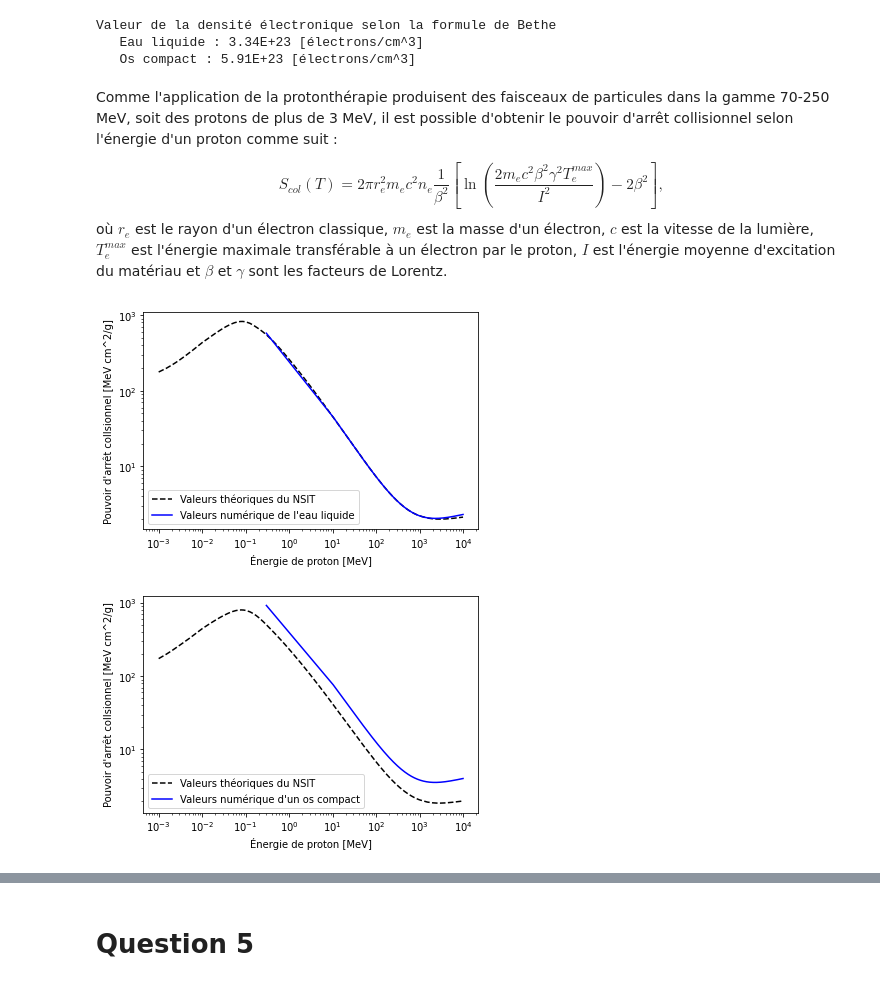
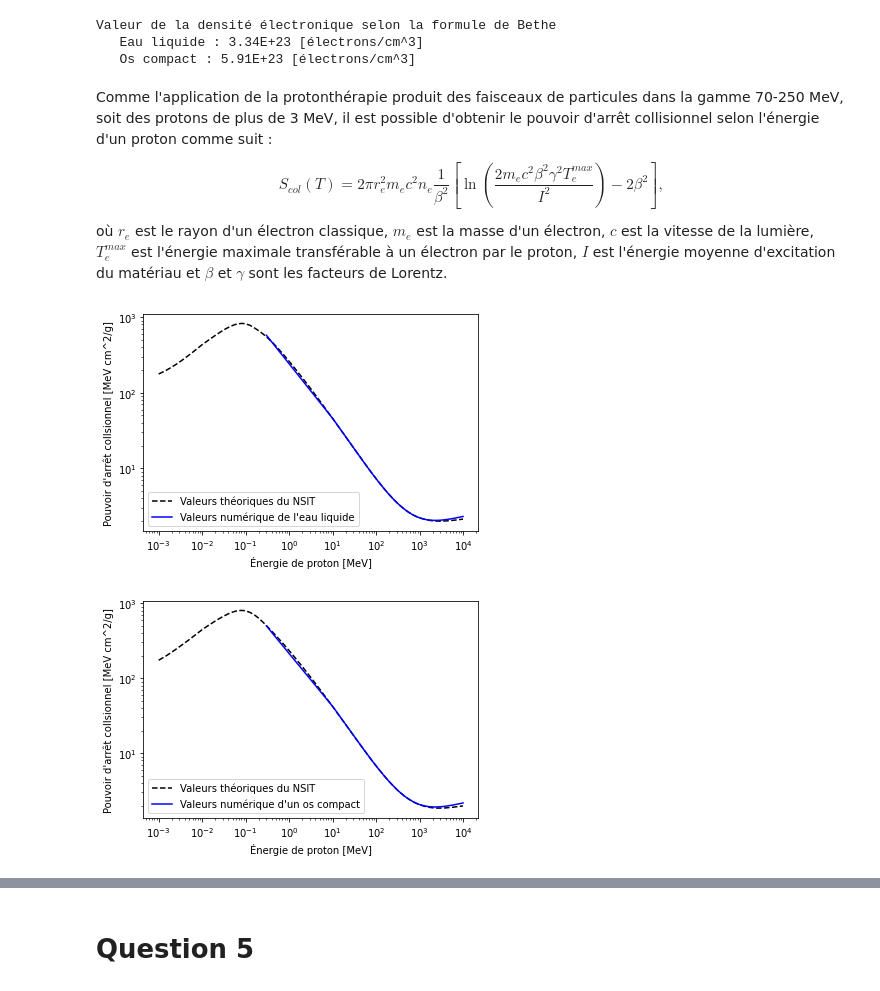
Before and after one commit to essheh/PHYZ_NUM, a Jupyter notebook: TP1_BOISSINNOT_GAUDREAULT_LESSARD.ipynb, the cells around one changed output, grey strips where cells are left out. Drawn from its saved outputs; the diff is of its cells as text; code cells hidden in the pictures.

```diff
--- a/TP1_BOISSINNOT_GAUDREAULT_LESSARD.ipynb
+++ b/TP1_BOISSINNOT_GAUDREAULT_LESSARD.ipynb
@@ -53,9 +56,11 @@ Valeur de la densité électronique selon la formule de Bethe
    Eau liquide : 3.34E+23 [électrons/cm^3]
    Os compact : 5.91E+23 [électrons/cm^3]
 # %% [markdown]
-Comme l'application de la protonthérapie produisent des faisceaux de particules dans la gamme 70-250 MeV, soit des protons de plus de 3 MeV, il est possible d'obtenir le pouvoir d'arrêt collisionnel selon l'énergie d'un proton comme suit :
+Comme l'application de la protonthérapie produit des faisceaux de particules dans la gamme 70-250 MeV, soit des protons de plus de 3 MeV, il est possible d'obtenir le pouvoir d'arrêt collisionnel selon l'énergie d'un proton comme suit :
 
 $$S_{col}(T) = 2\pi r_e^2 m_e c^2 n_e \frac{1}{\beta^2}\left[\ln\left(\frac{2m_e c^2 \beta^2 \gamma^2 T_e^{max}}{I^2}\right)-2\beta^2\right],$$
+
+
 où $r_e$ est le rayon d'un électron classique, $m_e$ est la masse d'un électron, $c$ est la vitesse de la lumière, $T_e^{max}$ est l'énergie maximale transférable à un électron par le proton, $I$ est l'énergie moyenne d'excitation du matériau et $\beta$ et $\gamma$ sont les facteurs de Lorentz.
 # %%
 # Constantes des protons et électrons
@@ -123,47 +128,46 @@ import matplotlib.pylab as plt
 
 ##### eau liquide #####
 
-# data_water = loadtxt("Scol_water.txt",float)
 
 xpoints_w = linspace(0.3, 10000, 1000)
 ypoints_w = []
 
 #Les propriétés sont reprises dans les dictionnaires du premier block.
+# les valeurs de la fonction Scol() sont divisées par la densité pour obtenir le pouvoir d'arrêt collisionnel
 
 for T in xpoints_w:
-    ypoints_w.append(Scol(eau_liq["n_e"], T, eau_liq["MEE"]))
+    ypoints_w.append(Scol(eau_liq["n_e"], T, eau_liq["MEE"]) / eau_liq["Densité"])
 
 plt.plot(data_water_x, data_water_y, "k--", label="Valeurs théoriques du NSIT")
 plt.plot(xpoints_w, ypoints_w,"b", label="Valeurs numérique de l'eau liquide")
 plt.xscale("log")
 plt.yscale("log")
 plt.xlabel("Énergie de proton [MeV]")
 plt.ylabel("Pouvoir d'arrêt collsionnel [MeV cm^2/g]")
 plt.legend()
 plt.show()
 
 
 ##### os compact ######
 
-#data_bone = loadtxt("Scol_bone.txt",float)
 
 xpoints_b = linspace(0.3, 10000, 1000)
 ypoints_b = []
 
 for T in xpoints_b:
-    ypoints_b.append(Scol(os_compact["n_e"], T, os_compact["MEE"]))
+    ypoints_b.append(Scol(os_compact["n_e"], T, os_compact["MEE"]) / os_compact["Densité"])
 
 
 plt.plot(data_bone_x, data_bone_y, "k--", label="Valeurs théoriques du NSIT")
 plt.plot(xpoints_b, ypoints_b,"b", label="Valeurs numérique d'un os compact")
 plt.xscale("log")
 plt.yscale("log")
 plt.xlabel("Énergie de proton [MeV]")
 plt.ylabel("Pouvoir d'arrêt collsionnel [MeV cm^2/g]")
 plt.legend()
 plt.show()
 # %% [output]
 [figure]
-[figure, old version]
+[figure, new version]
 # %% [markdown]
 # Question 2
```
Also changed, not shown: parts of 6 cells of this notebook.
